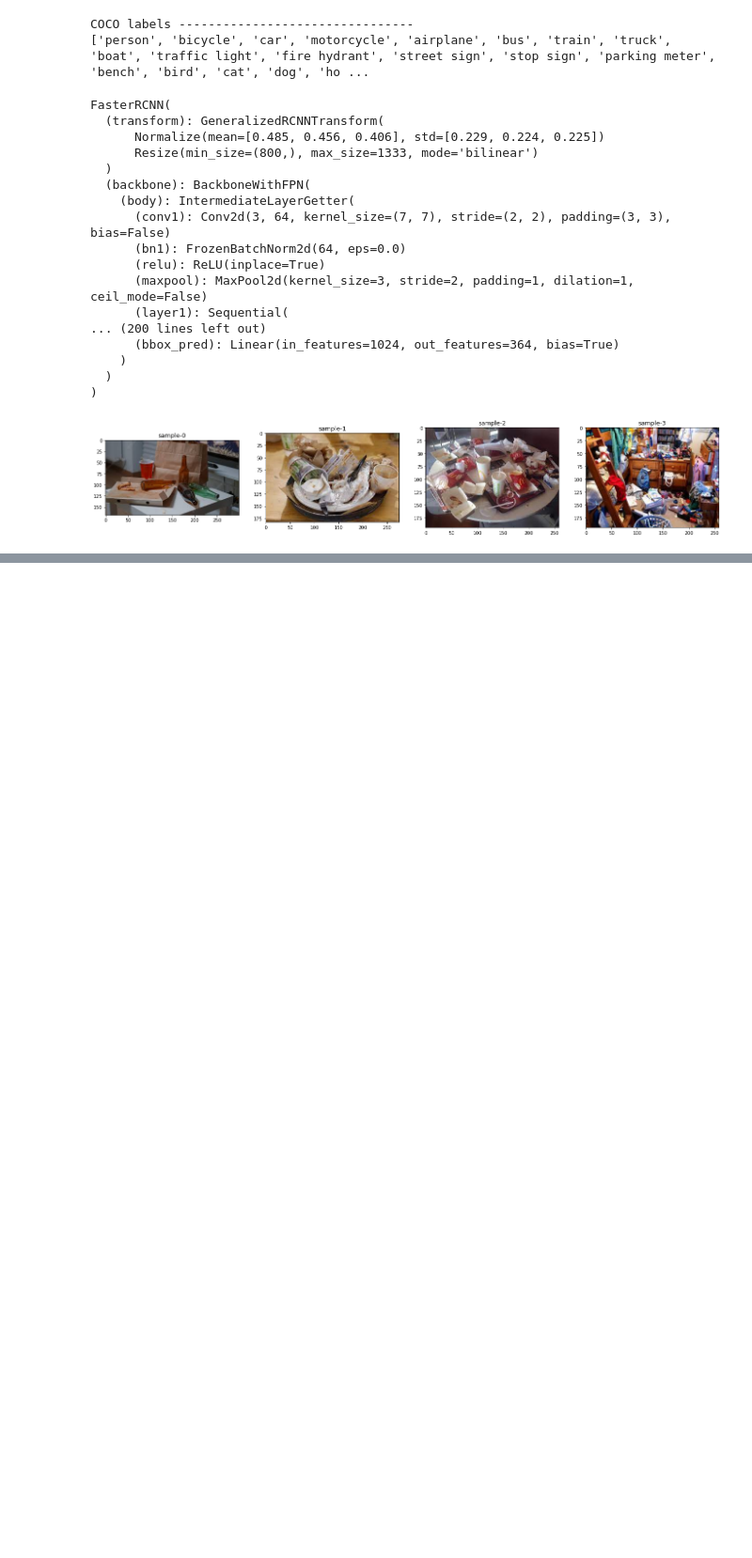
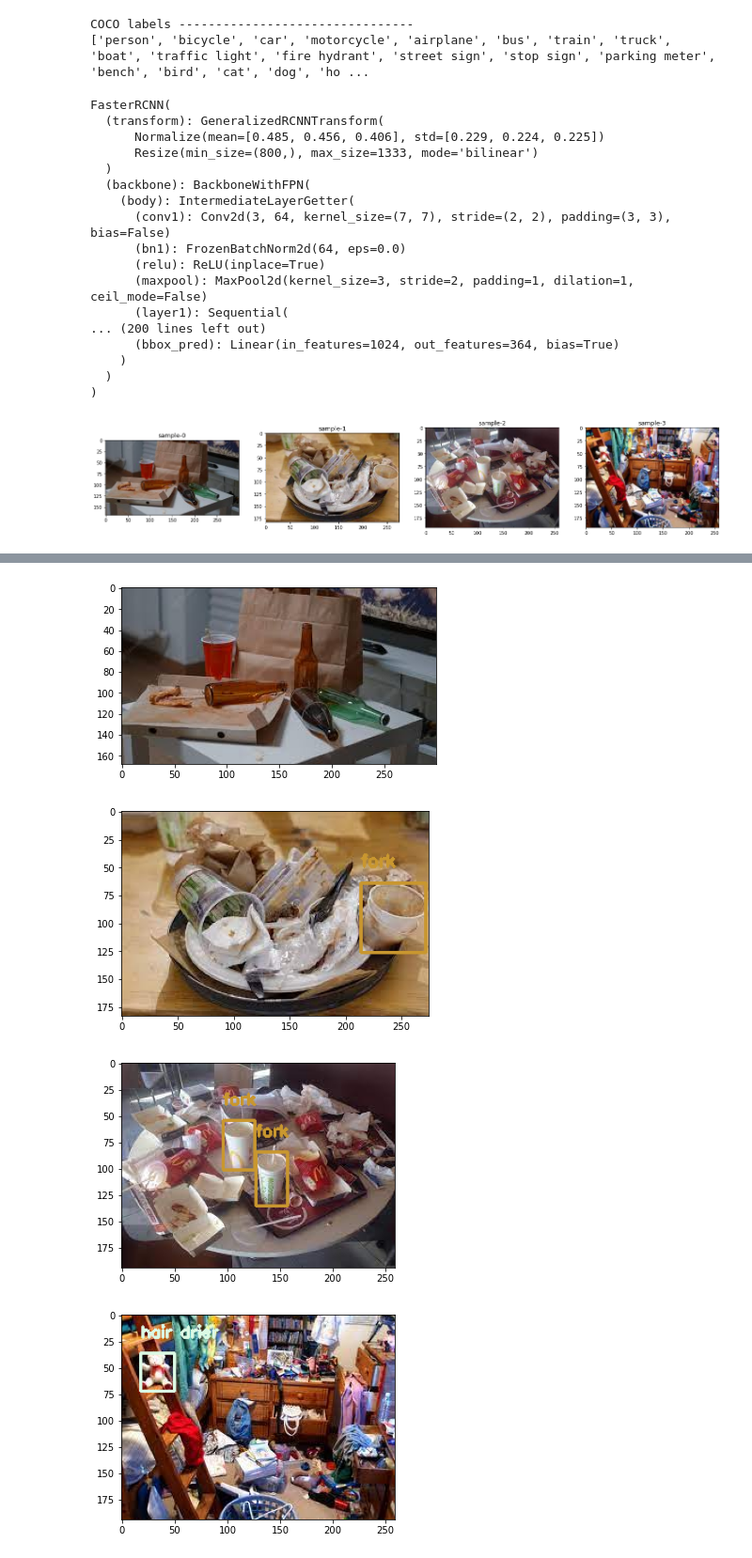
Before and after one commit to namadjidku/SmartSort, a Jupyter notebook: code.ipynb, the cells around one changed output, grey strips where cells are left out. Shown at 94% size. Cells and saved outputs as stored; diff of their text form; code cells hidden in the pictures; blank space fills up the shorter version.

```diff
--- a/code.ipynb
+++ b/code.ipynb
@@ -114,0 +181,4 @@ for jdx, d in enumerate(detections):
+# %%
+args["model"] = "retinanet"
+model = MODELS[args["model"]](pretrained=True, progress=True, num_classes=len(CLASSES), pretrained_backbone=True).to(DEVICE)
+model.eval()
@@ -114,0 +204,37 @@ for jdx, d in enumerate(detections):
+# %%
+# perform object recognition
+detections = []
+for img in images:
+    image = img.transpose((2, 0, 1))
+    # add the batch dimension, scale the raw pixel intensities to the
+    # range [0, 1], and convert the image to a floating point tensor
+    image = np.expand_dims(image, axis=0)
+    image = image / 255.0
+    image = torch.FloatTensor(image)
+    image = image.to(DEVICE)
+    detections.append(model(image)[0])
+# %%
+# loop over the detections
+for jdx, d in enumerate(detections):
+    image = np.copy(images[jdx])
+    for i in range(0, len(d["boxes"])):
+        confidence = d["scores"][i]
+        if confidence > args["confidence"]:
+        # extract the index of the class label from the detections, then compute the (x, y)-coordinates of the bounding box
+            idx = int(d["labels"][i])
+            box = d["boxes"][i].detach().cpu().numpy()
+            (startX, startY, endX, endY) = box.astype("int")
+            #label = "{}: {:.2f}%".format(CLASSES[idx], confidence * 100)
+            label = CLASSES[idx]
+            cv2.rectangle(image, (startX, startY), (endX, endY), COLORS[idx], 2)
+            y = startY - 15 if startY - 15 > 15 else startY + 15
+            cv2.putText(image, label, (startX, y), cv2.FONT_HERSHEY_SIMPLEX, 0.5, COLORS[idx], 2)
+    #fig = plt.gcf()
+    #fig.set_size_inches(10, 10)
+    plt.imshow(image)
+    plt.show()
+# %% [output]
+[figure, added]
+[figure, added]
+[figure, added]
+[figure, added]
```
Also changed, not shown: parts of 9 cells of this notebook.
